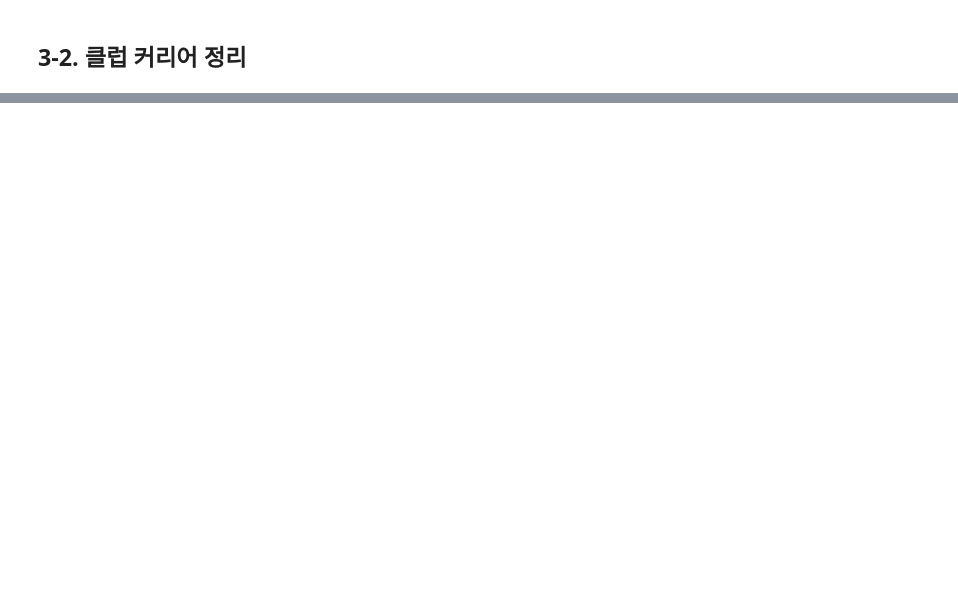
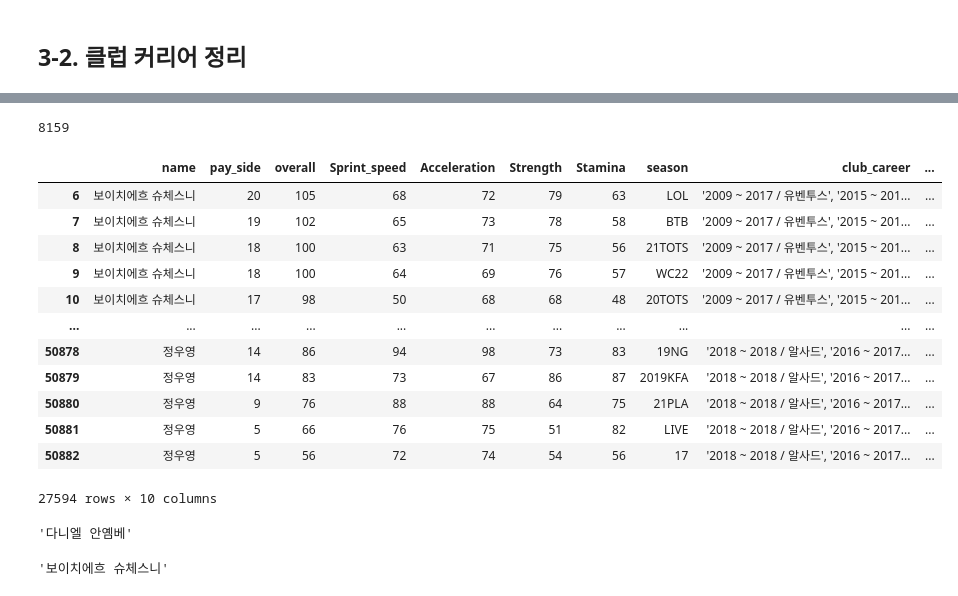
Before and after one commit to yhongju/FIFA-Online-4, a Jupyter notebook: crawling/crawling_player_info_plus.ipynb, the cells around one changed output, grey strips where cells are left out. Saved outputs shown, nothing was run; the diff lists cells and outputs as text; code cells hidden in the pictures; blank space fills up the shorter version.

```diff
--- a/crawling/crawling_player_info_plus.ipynb
+++ b/crawling/crawling_player_info_plus.ipynb
@@ -708,0 +547,4 @@ data
+# %%
+# 클럽 커리어 정리
+data, data_same_name = mk_club_career(data)
+data
@@ -708,0 +567,56 @@ data
+# %%
+data_temp = data
+# %%
+temp_name_list = []
+
+b = data_temp.name.value_counts() > 1
+
+for i in range(len(data_temp)):
+    if b.iloc[i] == True:
+        temp_name_list.append(b.index[i])
+    else:
+        break
+
+len(temp_name_list)
+# %% [output]
+8159
+# %%
+# 추출된 선수들 중 data상의 존재 유무 표기
+data_temp['OX'] = pd.Series()
+
+for i in tqdm(range(len(data_temp.name))):
+    # 동명이인 선수 중 크롤링 된 결과가 있는 데이터 >>> 클럽 경력이 잘못 입력되었을 가능성 높음 (수정 필요)
+    if data_temp.name.iloc[i] in temp_name_list:
+        data_temp['OX'].iloc[i] = 'O'
+
+    # 동명이인 선수가 없는 선수 목록
+    elif data_temp.name.iloc[i] not in temp_name_list:
+        data_temp['OX'].iloc[i] = 'X'
+
+    else:
+        data_temp['OX'].iloc[i] = 'error'
+# %%
+data_temp = data_temp[data_temp.OX == 'O']
+data_temp
+# %% [output]
+|  | name | pay_side | overall | Sprint_speed | Acceleration | Strength | Stamina | season | club_career | ... |
+| 6 | 보이치에흐 슈체스니 | 20 | 105 | 68 | 72 | 79 | 63 | LOL | '2009 ~ 2017 / 유벤투스', '2015 ~ 201... | ... |
+| 7 | 보이치에흐 슈체스니 | 19 | 102 | 65 | 73 | 78 | 58 | BTB | '2009 ~ 2017 / 유벤투스', '2015 ~ 201... | ... |
+| 8 | 보이치에흐 슈체스니 | 18 | 100 | 63 | 71 | 75 | 56 | 21TOTS | '2009 ~ 2017 / 유벤투스', '2015 ~ 201... | ... |
+| 9 | 보이치에흐 슈체스니 | 18 | 100 | 64 | 69 | 76 | 57 | WC22 | '2009 ~ 2017 / 유벤투스', '2015 ~ 201... | ... |
+| 10 | 보이치에흐 슈체스니 | 17 | 98 | 50 | 68 | 68 | 48 | 20TOTS | '2009 ~ 2017 / 유벤투스', '2015 ~ 201... | ... |
+| ... | ... | ... | ... | ... | ... | ... | ... | ... | ... | ... |
+| 50878 | 정우영 | 14 | 86 | 94 | 98 | 73 | 83 | 19NG | '2018 ~ 2018 / 알사드', '2016 ~ 2017... | ... |
+| 50879 | 정우영 | 14 | 83 | 73 | 67 | 86 | 87 | 2019KFA | '2018 ~ 2018 / 알사드', '2016 ~ 2017... | ... |
+| 50880 | 정우영 | 9 | 76 | 88 | 88 | 64 | 75 | 21PLA | '2018 ~ 2018 / 알사드', '2016 ~ 2017... | ... |
+| 50881 | 정우영 | 5 | 66 | 76 | 75 | 51 | 82 | LIVE | '2018 ~ 2018 / 알사드', '2016 ~ 2017... | ... |
+| 50882 | 정우영 | 5 | 56 | 72 | 74 | 54 | 56 | 17 | '2018 ~ 2018 / 알사드', '2016 ~ 2017... | ... |
+27594 rows × 10 columns
+# %%
+temp_name_list[8157]
+# %% [output]
+'다니엘 안옘베'
+# %%
+data_temp.name.iloc[0]
+# %% [output]
+'보이치에흐 슈체스니'
```
Also changed, not shown: parts of 81 cells of this notebook.
